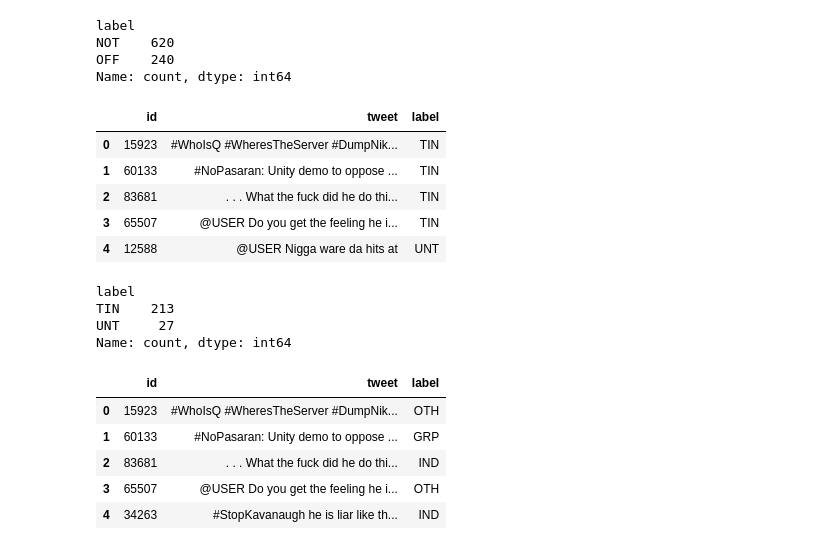
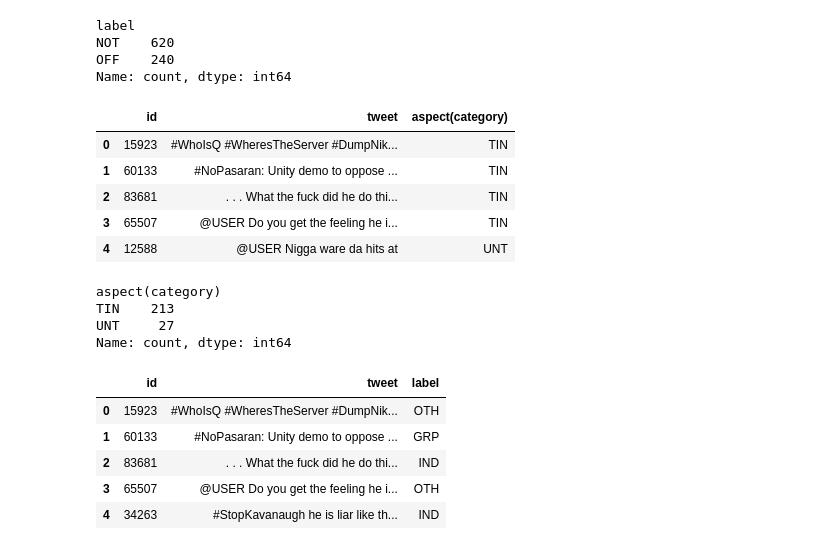
Before and after one commit to AbdulManaf12/Hate-Speech-Detection, a Jupyter notebook: Dataset Statistics/dataset_merging (multi dataset).ipynb, the cells around one changed output. Saved outputs shown, nothing was run; the diff lists cells and outputs as text; code cells hidden in the pictures.

```diff
--- a/Dataset Statistics/dataset_merging (multi dataset).ipynb
+++ b/Dataset Statistics/dataset_merging (multi dataset).ipynb
@@ -229,22 +229,22 @@ Name: count, dtype: int64
 # %%
 import pandas as pd
 
 a3 = pd.read_csv(r"G:\My Drive\Hate Speech_Multilingual\datasets\Final Datasets\#4 OLID dataset\testset-levelb.tsv", delimiter='\t')
 a4 = pd.read_csv(r"G:\My Drive\Hate Speech_Multilingual\datasets\Final Datasets\#4 OLID dataset\labels-levelb.csv", header=None)
-a4.columns = ['id', 'label']
+a4.columns = ['id', 'aspect(category)']
 df4_task_b = pd.merge(a3, a4, on='id', how='inner')
 df4_task_b.head()
 # %% [output]
-|  | id | tweet | label |
+|  | id | tweet | aspect(category) |
 | 0 | 15923 | #WhoIsQ #WheresTheServer #DumpNik... | TIN |
 | 1 | 60133 | #NoPasaran: Unity demo to oppose ... | TIN |
 | 2 | 83681 | . . . What the fuck did he do thi... | TIN |
 | 3 | 65507 | @USER Do you get the feeling he i... | TIN |
 | 4 | 12588 | @USER Nigga ware da hits at | UNT |
 # %%
-df4_task_b['label'].value_counts()
+df4_task_b['aspect(category)'].value_counts()
 # %% [output]
-label
+aspect(category)
 TIN    213
 UNT     27
 Name: count, dtype: int64
```
Also changed, not shown: parts of 3 cells of this notebook.
